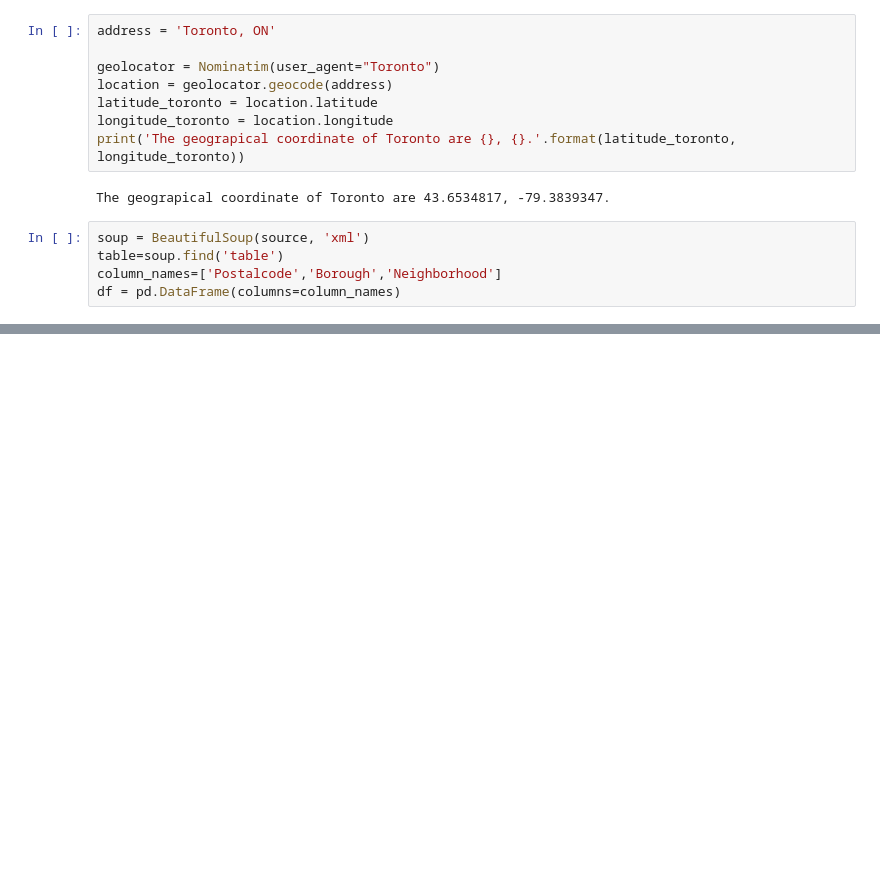
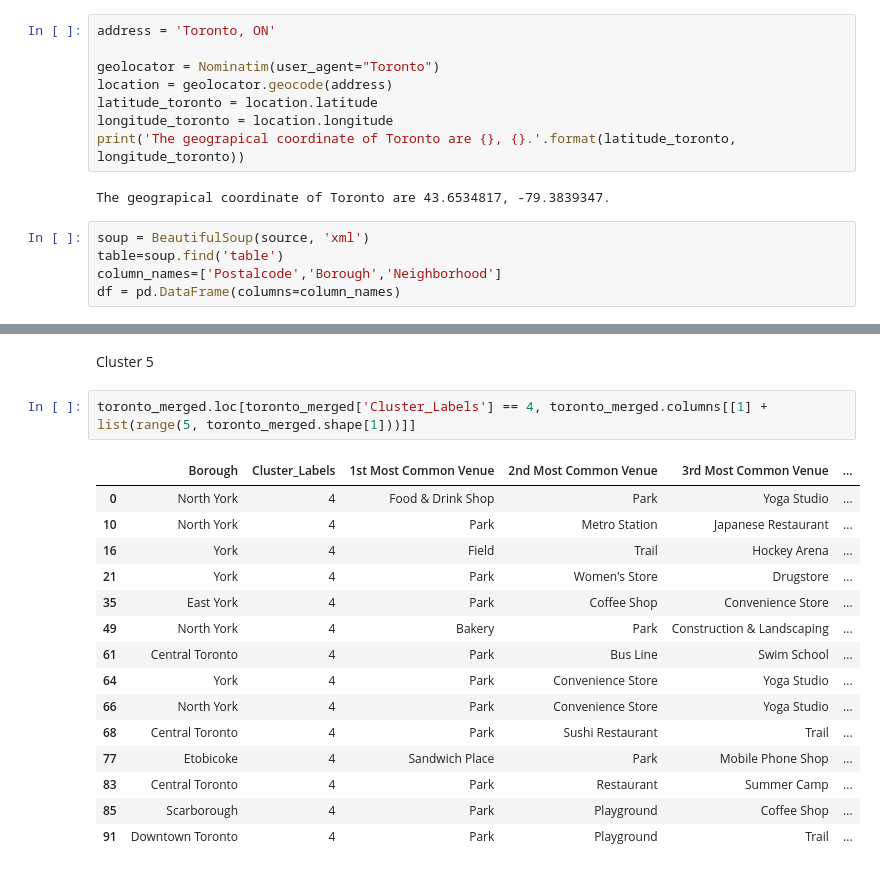
Before and after one commit to rajukadam0411/Coursera_Capstone, a Jupyter notebook: Segmenting and Clustering Neighborhoods in Toronto.ipynb, the cells around one changed output, grey strips where cells are left out. Cells and saved outputs as stored; diff of their text form; blank space fills up the shorter version.

```diff
--- a/Segmenting and Clustering Neighborhoods in Toronto.ipynb
+++ b/Segmenting and Clustering Neighborhoods in Toronto.ipynb
@@ -195,0 +583,20 @@ NameError: name 'folium' is not defined
+# %% [markdown]
+Cluster 5
+# %%
+toronto_merged.loc[toronto_merged['Cluster_Labels'] == 4, toronto_merged.columns[[1] + list(range(5, toronto_merged.shape[1]))]]
+# %% [output]
+|  | Borough | Cluster_Labels | 1st Most Common Venue | 2nd Most Common Venue | 3rd Most Common Venue | ... |
+| 0 | North York | 4 | Food & Drink Shop | Park | Yoga Studio | ... |
+| 10 | North York | 4 | Park | Metro Station | Japanese Restaurant | ... |
+| 16 | York | 4 | Field | Trail | Hockey Arena | ... |
+| 21 | York | 4 | Park | Women's Store | Drugstore | ... |
+| 35 | East York | 4 | Park | Coffee Shop | Convenience Store | ... |
+| 49 | North York | 4 | Bakery | Park | Construction & Landscaping | ... |
+| 61 | Central Toronto | 4 | Park | Bus Line | Swim School | ... |
+| 64 | York | 4 | Park | Convenience Store | Yoga Studio | ... |
+| 66 | North York | 4 | Park | Convenience Store | Yoga Studio | ... |
+| 68 | Central Toronto | 4 | Park | Sushi Restaurant | Trail | ... |
+| 77 | Etobicoke | 4 | Sandwich Place | Park | Mobile Phone Shop | ... |
+| 83 | Central Toronto | 4 | Park | Restaurant | Summer Camp | ... |
+| 85 | Scarborough | 4 | Park | Playground | Coffee Shop | ... |
+| 91 | Downtown Toronto | 4 | Park | Playground | Trail | ... |
```
Also changed, not shown: parts of 33 cells of this notebook.
